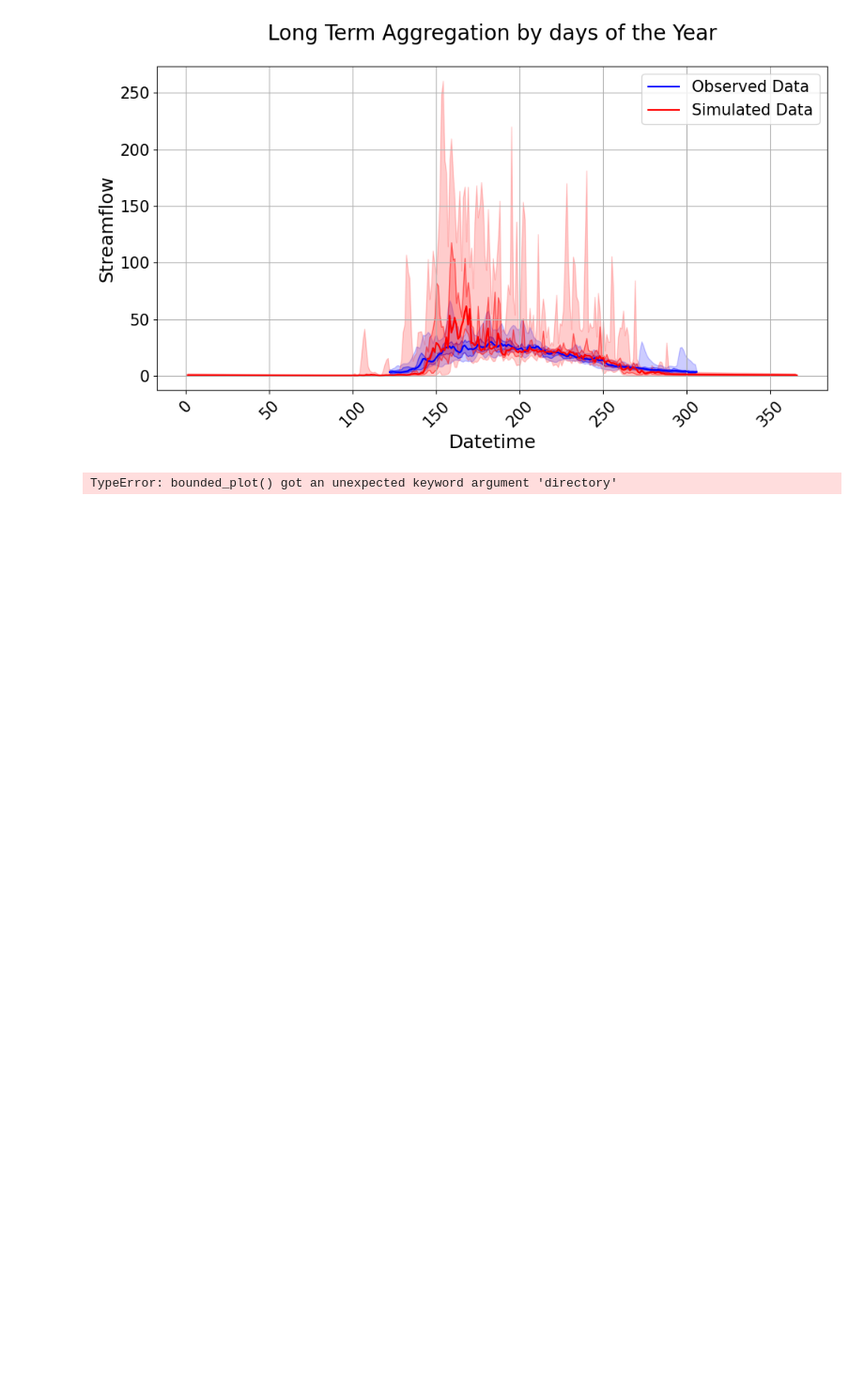
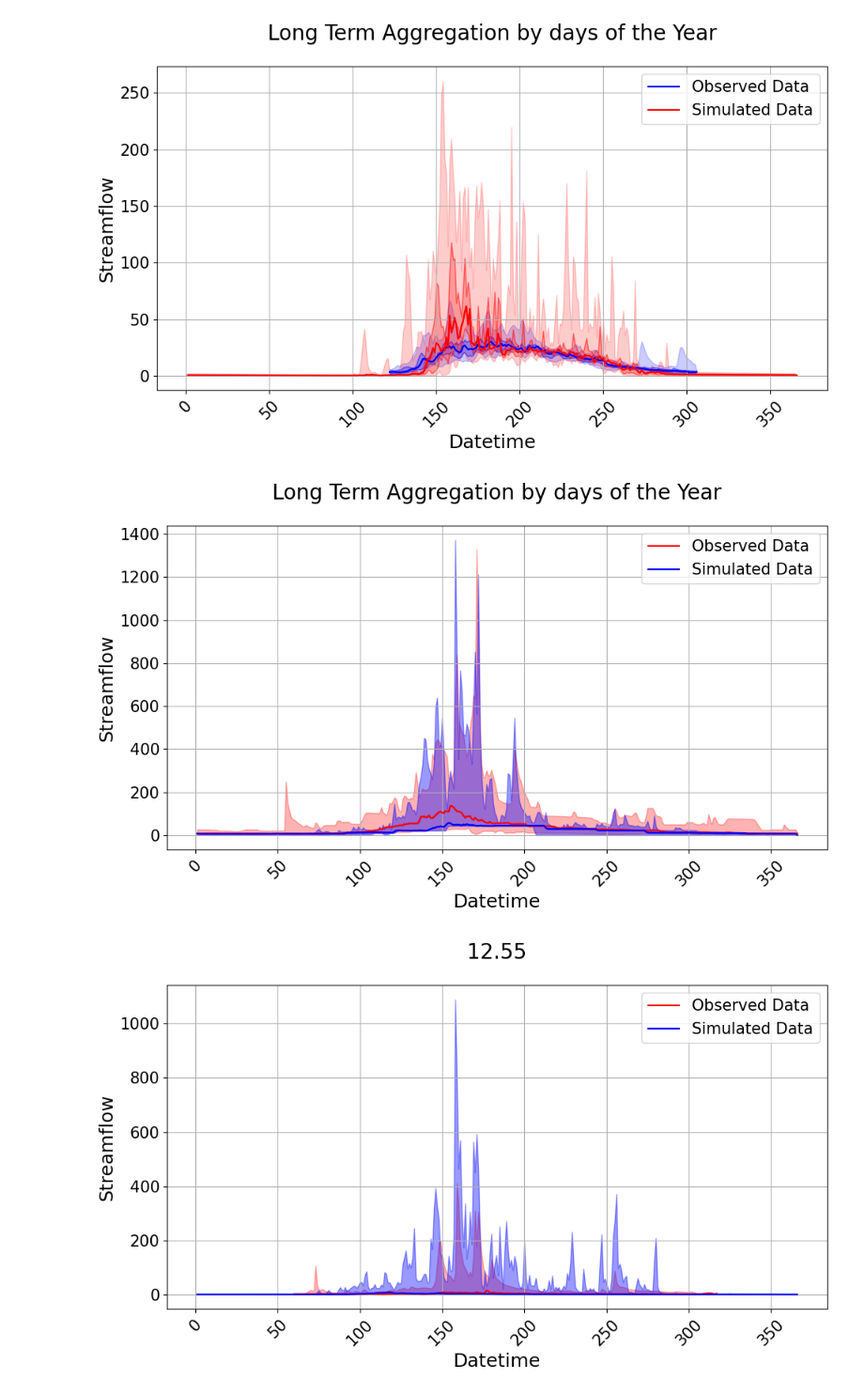
Before and after one commit to UchechukwuUdenze/NHS_PostProcessing, a Jupyter notebook: docs/source/notebooks/Examples.ipynb, the cells around one changed output. Shown at 94% size. Drawn from its saved outputs; the diff is of its cells as text; code cells hidden in the pictures; blank space fills up the shorter version.

Commit message:
Modified the dir argument of the plots

```diff
--- a/docs/source/notebooks/Examples.ipynb
+++ b/docs/source/notebooks/Examples.ipynb
@@ -698,17 +698,16 @@ visuals.bounded_plot(
 # %%
 visuals.bounded_plot(
     lines = DATA_2["LONG_TERM_MEDIAN"].iloc[:, [0, 1, 2, 3, 4, 5]],
     upper_bounds = [DATA_2["LONG_TERM_MAX"]],
     lower_bounds = [DATA_2["LONG_TERM_MIN"]],
     # upper_bounds = [DATAFRAMES["LONG_TERM_Q75"]],
     # lower_bounds = [DATAFRAMES["LONG_TERM_Q25"]],
     title=['Long Term Aggregation by days of the Year', 12.55,''],
     linestyles=['b', 'r-'],
     labels=['Datetime', 'Streamflow'],
     grid=True,
     transparency = [0.4, 0.3],
-    save = True, save_as = ["PLOTTING A", "PLOTTING B"],
-    directory = "b_plots"
     )
 # %% [output]
-TypeError: bounded_plot() got an unexpected keyword argument 'directory'
+[figure, added]
+[figure, added]
```
Also changed, not shown: parts of 2 cells of this notebook, 1 other file.
